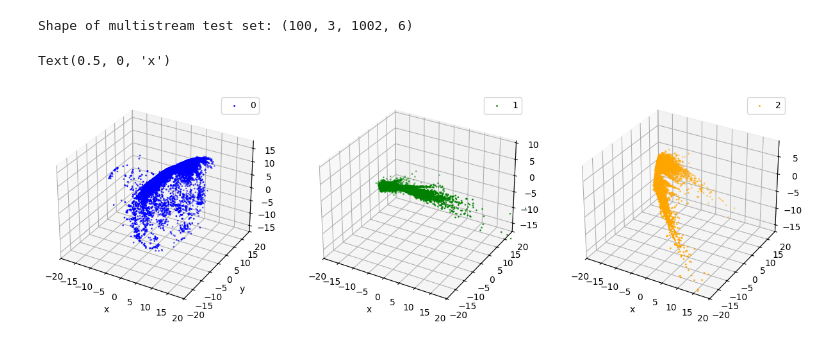
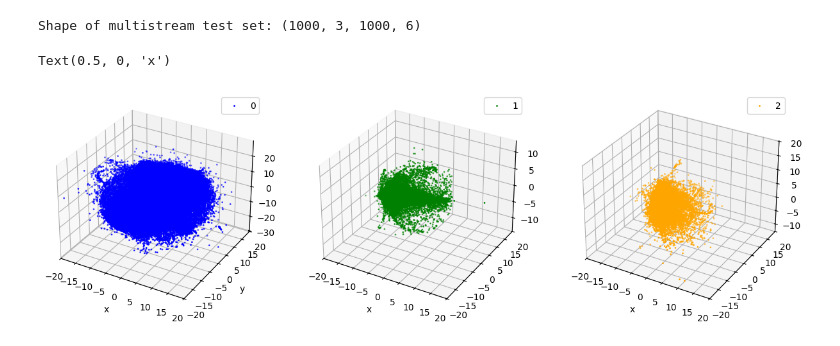
Before and after one commit to vepe99/diffusion-experiments, a Jupyter notebook: case_study5/project_stream/notebooks/visualize_multistream.ipynb, the cells around one changed output. Drawn from its saved outputs; the diff is of its cells as text; code cells hidden in the pictures.

```diff
--- a/case_study5/project_stream/notebooks/visualize_multistream.ipynb
+++ b/case_study5/project_stream/notebooks/visualize_multistream.ipynb
@@ -1,37 +1,37 @@
 # %%
 import numpy as np
 import matplotlib.pyplot as plt
-data = np.load('../data/streams/data_multistream_gala/simulation_multistream_100.npz')
+data = np.load('../data/streams/data_multistream_streamax/simulation_multistream_1000.npz')
 multistream_test_set = data['sim_data_carthesian']
 print('Shape of multistream test set:', multistream_test_set.shape)  # Should be
 # multistream_test_set = multistream_test_set.reshape(-1,1000,6)  # Reshape to (n_simulations, n_streams, n_particles, 6)
 
 fig = plt.figure(figsize=(15, 5))
 ax1 = fig.add_subplot(131, projection='3d')
 ax1.scatter(multistream_test_set[:,0, :, 0], multistream_test_set[:, 0, :, 1], multistream_test_set[:, 0, :, 2], s=1, c='blue', label=data['j'][0, 0, 0])
 ax1.legend()
 ax1.set_xlim(-20, 20)
 ax1.set_ylim(-20, 20)
 ax1.set_xlabel('x')
 ax1.set_ylabel("y")
 
 ax2 = fig.add_subplot(132, projection='3d')
 ax2.scatter(multistream_test_set[:,1, :, 0], multistream_test_set[:, 1, :, 1], multistream_test_set[:, 1, :, 2], s=1, c='green', label=data['j'][0, 1, 0])
 ax2.legend()
 ax2.set_xlim(-20, 20)
 ax2.set_ylim(-20, 20)
 ax2.set_xlabel('x')
 
 ax3 = fig.add_subplot(133, projection='3d')
 ax3.scatter(multistream_test_set[:,2, :, 0], multistream_test_set[:,2, :, 1], multistream_test_set[:, 2, :, 2], s=1, c='orange', label=data['j'][0, 2, 0])
 ax3.legend()
 ax3.set_xlim(-20, 20)
 ax3.set_ylim(-20, 20)
 ax3.set_xlabel('x')
 # %% [output]
-Shape of multistream test set: (100, 3, 1002, 6)
+Shape of multistream test set: (1000, 3, 1000, 6)
 Text(0.5, 0, 'x')
-[figure, old version]
+[figure, new version]
 # %%
 j = 1
 fig = plt.figure(figsize=(20, 20))
```
Also changed, not shown: parts of 1 cell of this notebook, 14 other files.
